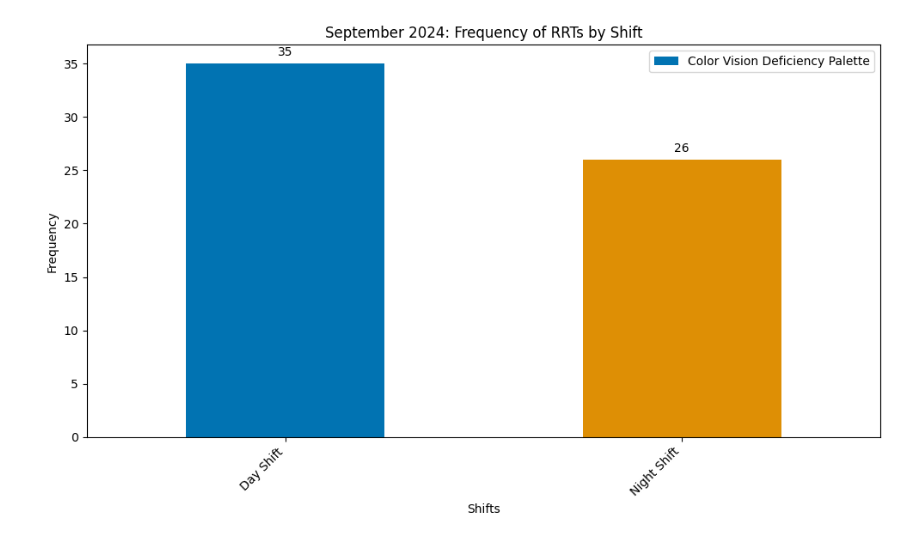
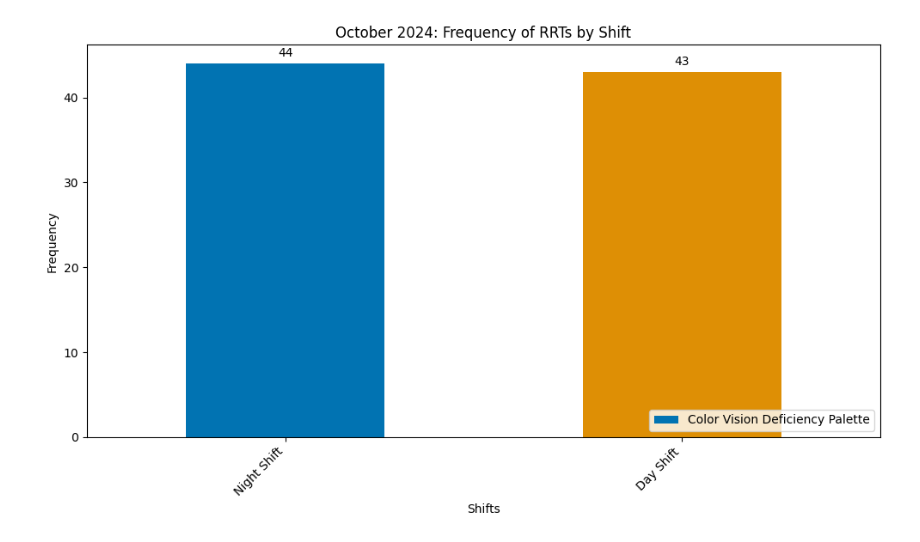
Before and after one commit to keepswimming/Frequencies, a Jupyter notebook: RRT.ipynb, the cells around one changed output. Cells and saved outputs as stored; diff of their text form; code cells hidden in the pictures.

```diff
--- a/RRT.ipynb
+++ b/RRT.ipynb
@@ -24,9 +26,10 @@ creds, _ = default()
 gc = gspread.authorize(creds)
 # %%
 #Open the desired sheet and get all values
-
-#worksheet = gc.open('RRTOnly').get_worksheet(0) #Aug
-worksheet = gc.open('RRTOnly').get_worksheet(1) #Sep
+#worksheet = gc.open('RRTOnly').get_worksheet(0) #July
+#worksheet = gc.open('RRTOnly').get_worksheet(1) #Aug
+#worksheet = gc.open('RRTOnly').get_worksheet(2) #Sep
+worksheet = gc.open('RRTOnly').get_worksheet(3) #Oct
 rows = worksheet.get_all_values()
 # %%
 ##Import Python Libraries
@@ -168,0 +158,26 @@ plt.show()
+# %%
+#Heatmap of RRT Occurrences by Day of Week and Location
+
+# Convert the date column to datetime if it's not already
+df_cleaned[df_cleaned.columns[0]] = pd.to_datetime(df_cleaned[df_cleaned.columns[0]], errors='coerce')
+
+# Add a column for the day of the week
+df_cleaned['Day of Week'] = df_cleaned[df_cleaned.columns[0]].dt.day_name()
+
+# Ensure the days of the week are in the correct order
+days_order = ['Monday', 'Tuesday', 'Wednesday', 'Thursday', 'Friday', 'Saturday', 'Sunday']
+df_cleaned['Day of Week'] = pd.Categorical(df_cleaned['Day of Week'], categories=days_order, ordered=True)
+
+# Pivot the data to create a matrix for the heatmap
+heatmap_data = df_cleaned.pivot_table(index='Day of Week', columns=df_cleaned.columns[4], values=df_cleaned.columns[3], aggfunc='size', fill_value=0)
+
+# Create a custom green and blue color palette
+custom_palette = sns.color_palette(["#0000FF", "#00FF00"], as_cmap=True)
+
+# Create the heatmap with the custom color palette
+plt.figure(figsize=(12, 6))
+sns.heatmap(heatmap_data, cmap=custom_palette, annot=True, fmt='d')
+plt.title('Heatmap of RRT Occurrences by Day of Week and Location')
+plt.xlabel('Locations')
+plt.ylabel('Days of Week')
+plt.show()
@@ -183,34 +200,34 @@ labels = ['Night Shift', 'Day Shift', 'Night Shift']
 df_cleaned['Shift'] = pd.cut(df_cleaned[1].dt.hour, bins=bins, labels=labels, right=False, include_lowest=True, ordered=False)
 
 # Calculate the frequency by shift
 frequency_shift = df_cleaned['Shift'].value_counts()
 #print(frequency_shift)
 
 # Define color for the bar chart
-plt.style.use('seaborn-colorblind')
+plt.style.use('seaborn-v0_8-colorblind')  # Updated style name
 colors = sns.color_palette('colorblind')
 
 # Plot the bar chart
 plt.figure(figsize=(10, 6))
 ax = frequency_shift.plot(kind='bar', color=colors)
 
 # Set labels and title
 plt.xlabel('Shifts')
 plt.ylabel('Frequency')
-plt.title('September 2024: Frequency of RRTs by Shift')
+plt.title('October 2024: Frequency of RRTs by Shift')
 
 # Rotate x-axis labels if needed
 plt.xticks(rotation=45, ha='right')
 
 # Add frequency numbers on top of each bar with improved positioning
 for i, v in enumerate(frequency_shift):
     ax.text(i, v + 0.5, str(v), ha='center', va='bottom')  # Adjust vertical position
 
 # Add a legend
-ax.legend(['Color Vision Deficiency Palette'], loc='upper right')
+ax.legend(['Color Vision Deficiency Palette'], loc='lower right')
 
 # Display the plot
 plt.tight_layout()
 plt.show()
 # %% [output]
-[figure, old version]
+[figure, new version]
```
Also changed, not shown: parts of 20 cells of this notebook.
